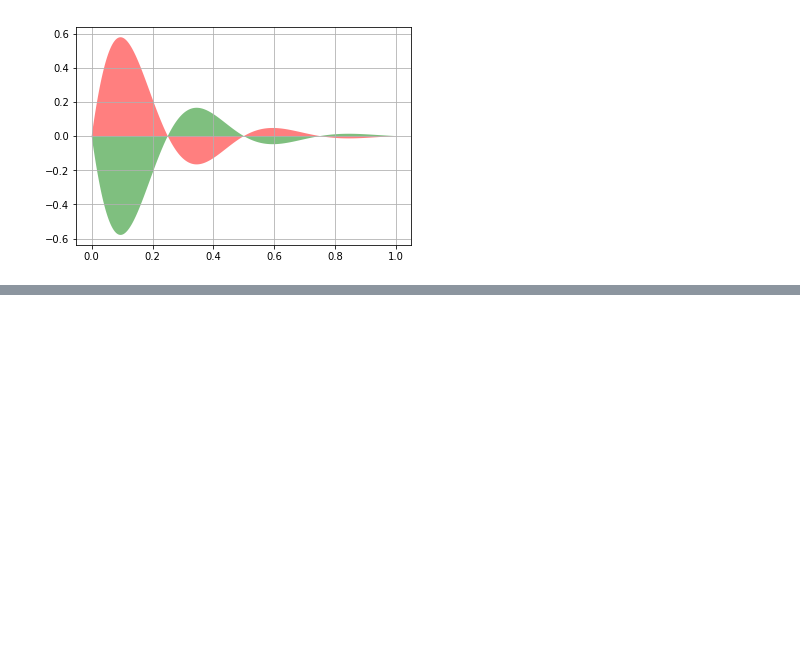
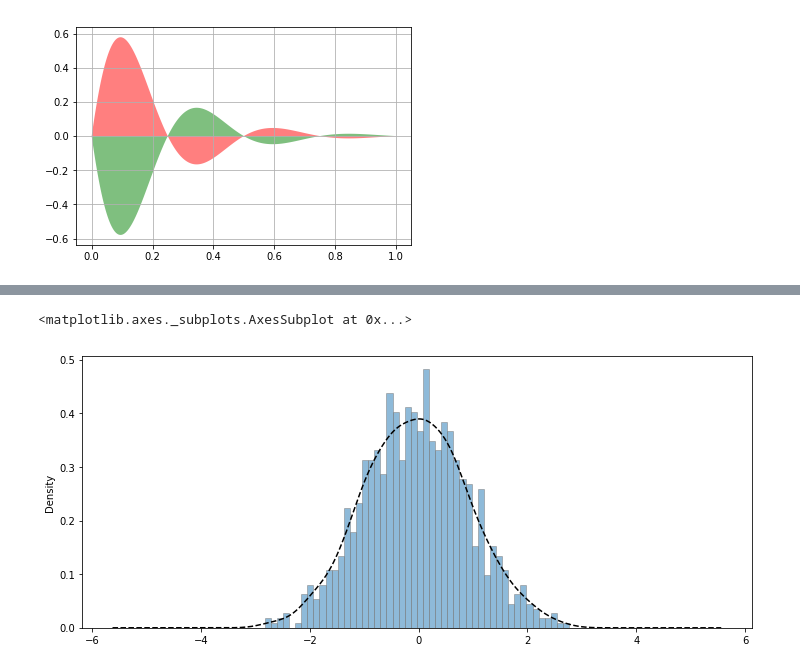
Before and after one commit to jasonzhang1986/Jupyter, a Jupyter notebook: 数据分析师微专业/ch03/Matplotlib_note.ipynb, the cells around one changed output, grey strips where cells are left out. Drawn from its saved outputs; the diff is of its cells as text; code cells hidden in the pictures; blank space fills up the shorter version.

```diff
--- a/数据分析师微专业/ch03/Matplotlib_note.ipynb
+++ b/数据分析师微专业/ch03/Matplotlib_note.ipynb
@@ -257,0 +259,17 @@ Name: series, dtype: float64
+# %%
+#直方图
+s = pd.Series(np.random.randn(1000))
+
+s.hist(bins=50,
+      histtype='bar',
+      align='mid',
+      orientation='vertical',
+      alpha=0.5,
+      normed=True,
+      figsize=(12,5),
+      edgecolor='gray')
+
+s.plot(kind='kde', style='k--')
+# %% [output]
+<matplotlib.axes._subplots.AxesSubplot at 0x...>
+[figure, added]
```
Also changed, not shown: parts of 3 cells of this notebook.
